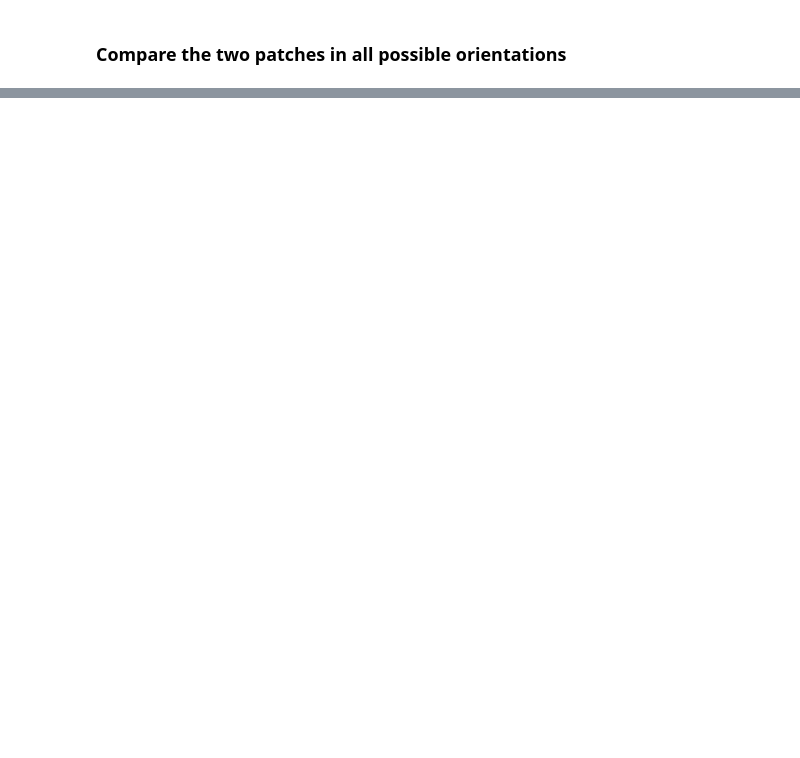
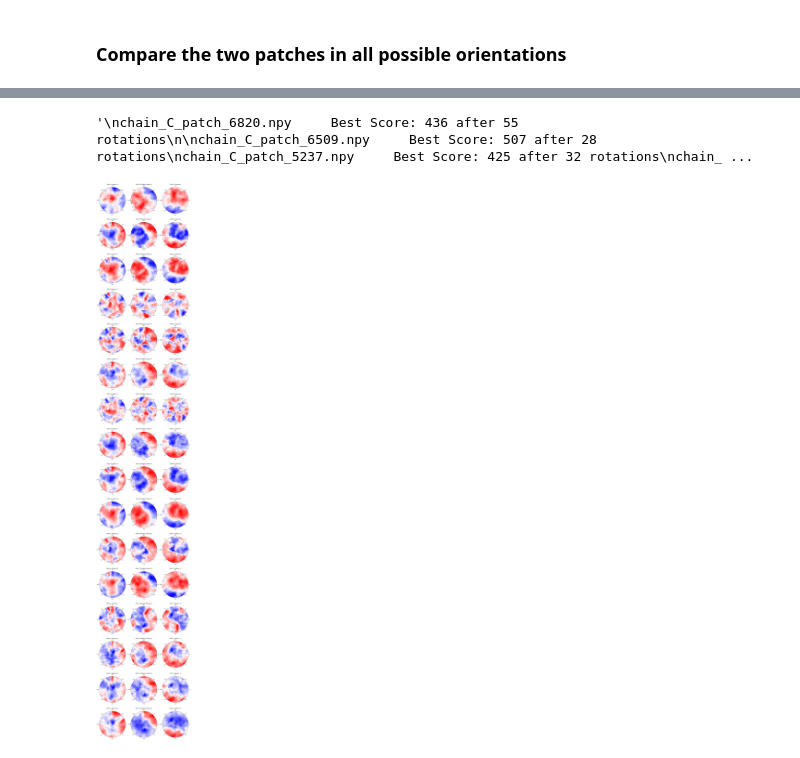
Before and after one commit to DavidGraber/protein_surface_modelling, a Jupyter notebook: main.ipynb, the cells around one changed output, grey strips where cells are left out. Cells and saved outputs as stored; diff of their text form; code cells hidden in the pictures; blank space fills up the shorter version.

```diff
--- a/main.ipynb
+++ b/main.ipynb
@@ -292,0 +395,7 @@ Best Score: 358 after 66 rotations
+# %%
+# Give two same-sized tensors, the second one will be rotated and compared with the first
+best_score, best_rotation, best_tensor_C, best_dot_matrix = compare_patches(tensor_A, tensor_C, max_rho)
+
+#os.chdir('c:\\Users\\david\\MT_code\\rotated_patches')
+#np.save('tensor_C' + str(center_C) + '_rotated.npy', best_tensor_C)
+#np.save('tensor_C' + str(center_C) + '_dotmatrix.npy', best_dot_matrix)
@@ -292,0 +420,56 @@ Best Score: 358 after 66 rotations
+# %%
+# Normalization of Features between -1 and 1 (whole features table)
+'''
+chain_C_patch_6820.npy     Best Score: 436 after 55 rotations
+
+chain_C_patch_6509.npy     Best Score: 507 after 28 rotations
+chain_C_patch_5237.npy     Best Score: 425 after 32 rotations
+chain_C_patch_3200.npy     Best Score: 639 after 29 rotations
+chain_C_patch_1888.npy     Best Score: 422 after 7 rotations
+chain_C_patch_1291.npy     Best Score: 542 after 60 rotations
+chain_C_patch_446.npy      Best Score: 358 after 66 rotations
+'''
+# %% [output]
+'\nchain_C_patch_6820.npy     Best Score: 436 after 55 rotations\n\nchain_C_patch_6509.npy     Best Score: 507 after 28 rotations\nchain_C_patch_5237.npy     Best Score: 425 after 32 rotations\nchain_ ...
+# %%
+#  Plot
+
+fig, ((ax1, ax2, ax3), (ax4, ax5, ax6), (ax7, ax8, ax9), (ax10, ax11, ax12),
+      (ax13, ax14, ax15), (ax16, ax17, ax18), (ax19, ax20, ax21), (ax22, ax23, ax24),
+      (ax25, ax26, ax27), (ax28, ax29, ax30), (ax31, ax32, ax33), (ax34, ax35, ax36),
+      (ax37, ax38, ax39), (ax40, ax41, ax42), (ax43, ax44, ax45), (ax46, ax47, ax48)) = plt.subplots(nrows=16, ncols=3 ,subplot_kw=dict(projection='polar'), figsize=(16,100))
+
+
+for feature, i in enumerate([(ax1, ax2, ax3), (ax4, ax5, ax6), (ax7, ax8, ax9), (ax10, ax11, ax12),
+      (ax13, ax14, ax15), (ax16, ax17, ax18), (ax19, ax20, ax21), (ax22, ax23, ax24),
+      (ax25, ax26, ax27), (ax28, ax29, ax30), (ax31, ax32, ax33), (ax34, ax35, ax36),
+      (ax37, ax38, ax39), (ax40, ax41, ax42), (ax43, ax44, ax45), (ax46, ax47, ax48)]):
+
+      ax = i[0]
+
+      # Patch A unrotated
+      col_A = tensor_A[:,:, feature] # Select the values of the feature chosen to display as color
+      ax.pcolormesh(angular_A, radial_A, col_A, cmap = "bwr")
+      ax.set_title('Patch A, Feature '+str(feature))
+      ax.set_ylim([0, max_rho_A])
+      ax.set_yticklabels([])
+
+      ax=i[1]
+      # Patch C rotated
+      col_Cr = best_tensor_C[:,:, feature] # Select the values of the feature chosen to display
+      ax.pcolormesh(angular_C, radial_C, col_Cr, cmap = "bwr")
+      ax.set_title('Patch C Rotated, Feature '+str(feature))
+      ax.set_ylim([0, max_rho_C])
+      ax.set_yticklabels([])
+
+      ax=i[2]
+      # Patch C unrotated
+      col_C = tensor_C[:,:, feature] # Select the values of the feature chosen to display
+      ax.pcolormesh(angular_C, radial_C, col_C, cmap = "bwr")
+      ax.set_title('Patch C, Feature '+str(feature))
+      ax.set_ylim([0, max_rho_C])
+      ax.set_yticklabels([])
+
+plt.show()
+# %% [output]
+[figure, added]
```
Also changed, not shown: parts of 34 cells of this notebook.
